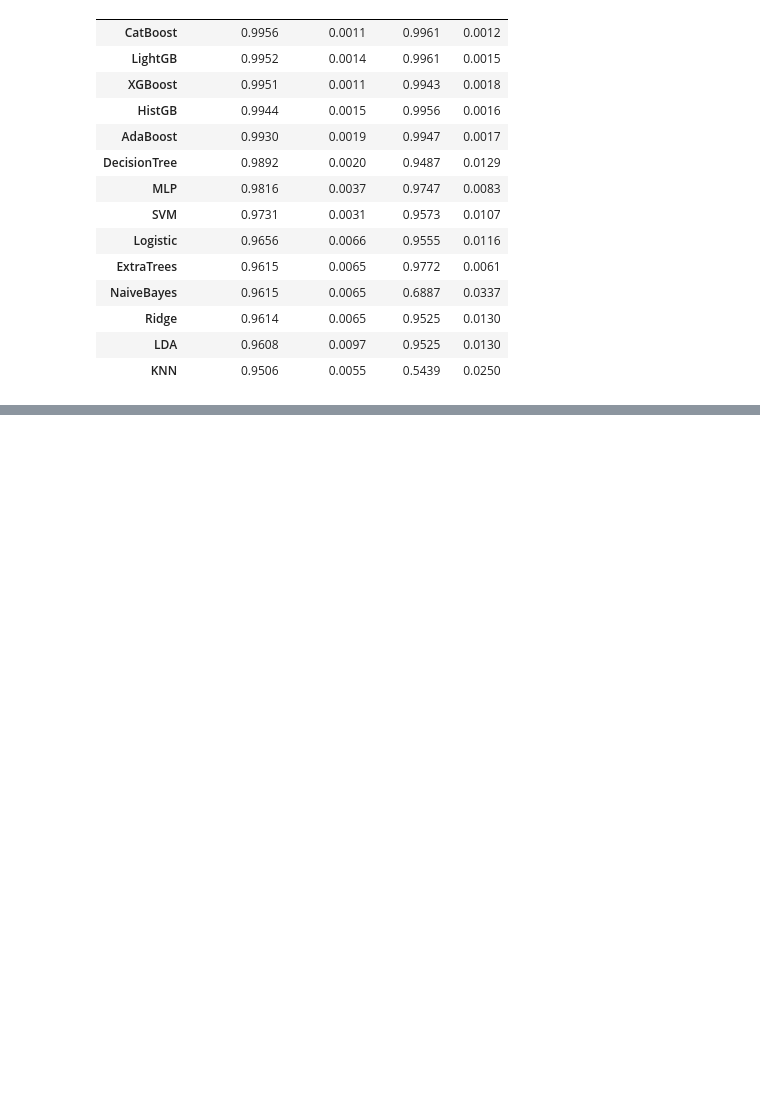
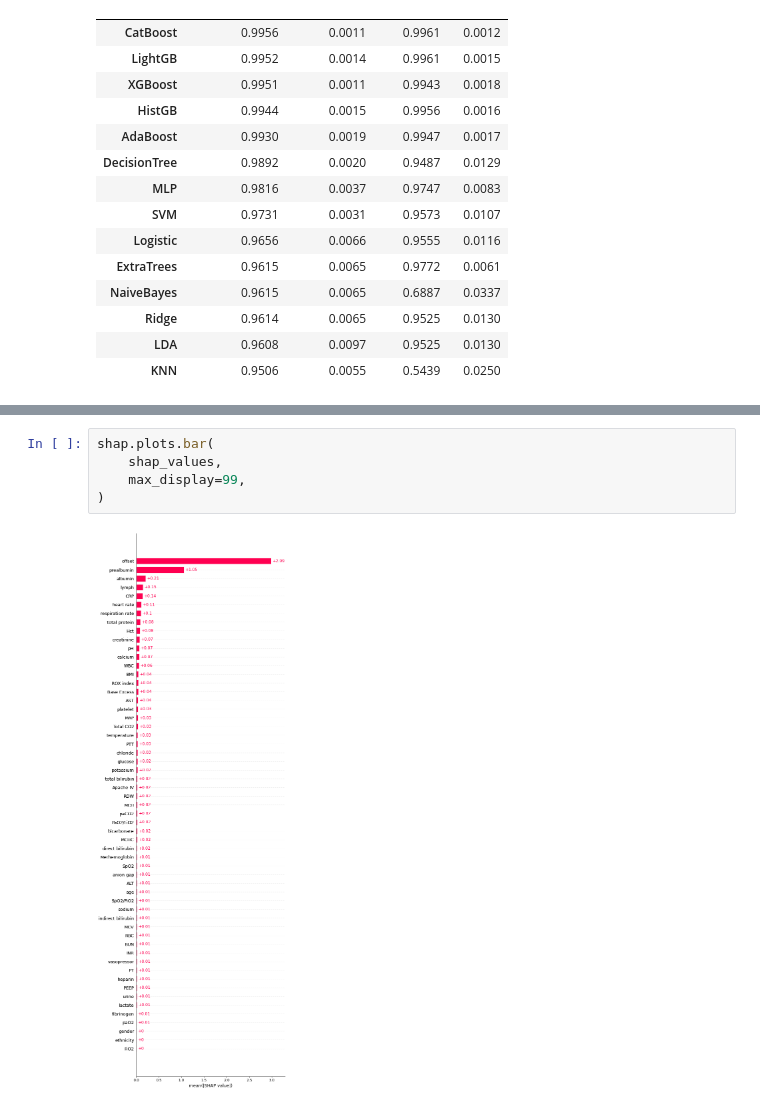
Before and after one commit to zEuler1027/ML_PICS, a Jupyter notebook: model_eicu_full.ipynb, the cells around one changed output, grey strips where cells are left out. Cells and saved outputs as stored; diff of their text form; blank space fills up the shorter version.

```diff
--- a/model_eicu_full.ipynb
+++ b/model_eicu_full.ipynb
@@ -598,0 +601,7 @@ df_summary.style.format('{:.4f}')
+# %%
+shap.plots.bar(
+    shap_values,
+    max_display=99,
+)
+# %% [output]
+[figure, added]
```
Also changed, not shown: parts of 9 cells of this notebook, 11 other files.
